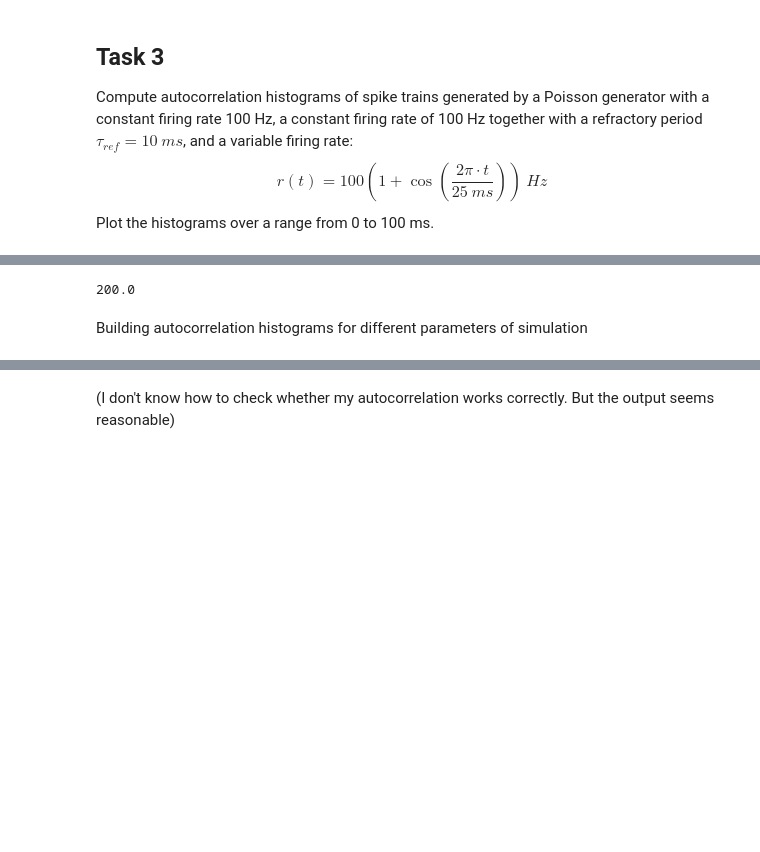
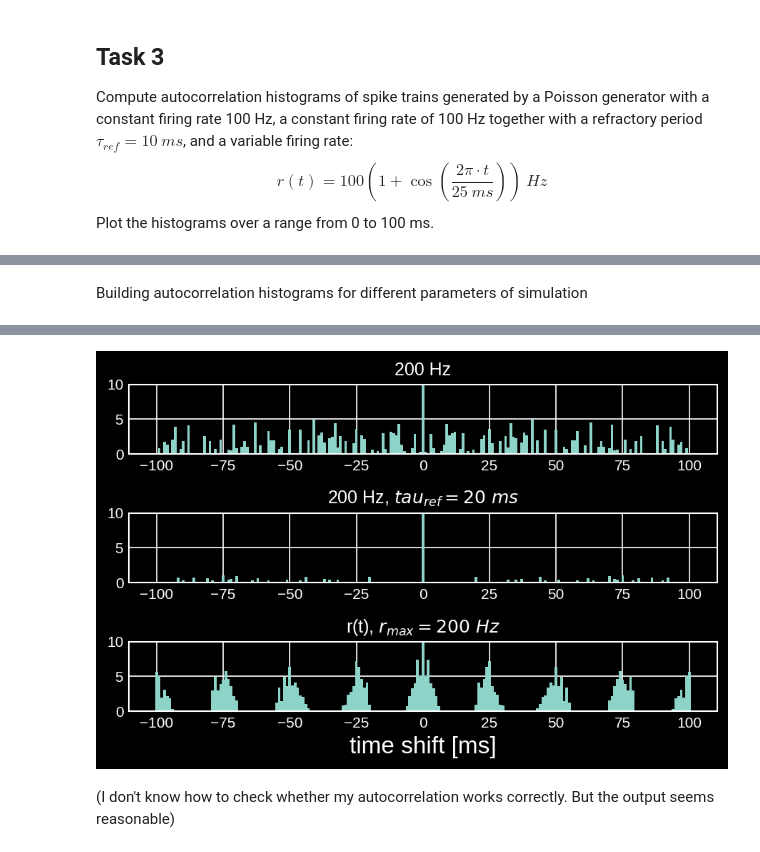
Before and after one commit to platycristate/computational-neuroscience, a Jupyter notebook: chapter1/Neural encoding.ipynb, the cells around one changed output, grey strips where cells are left out. Drawn from its saved outputs; the diff is of its cells as text; code cells hidden in the pictures; blank space fills up the shorter version.

```diff
--- a/chapter1/Neural encoding.ipynb
+++ b/chapter1/Neural encoding.ipynb
@@ -235,7 +225,3 @@ plt.plot(time, rate_f(time))
-# %%
-np.max(rate_func(time))
-# %% [output]
-200.0
 # %%
 spikes1 = HomogeneousPoissonEfficient(200, 10)
 locs1, freqs1 = autocorrelation(spikes1, time_lag=100, dt=1e-3)
@@ -249,7 +235,7 @@ locs3, freqs3 = autocorrelation(spikes3, time_lag=100, dt=1e-3)
 Building autocorrelation histograms for different parameters of simulation
 # %%
 fig, axs = plt.subplots(3, 1)
-fig.dpi=120
+fig.dpi=150
 
 axs[0].bar(locs1, freqs1, width=1, bottom=0)
 axs[0].set_ylim(0,10)
@@ -272,3 +256,4 @@ plt.show()
+[figure, added]
 # %% [markdown]
 (I don't know how to check whether my autocorrelation works correctly. But the output seems reasonable)
 # %% [markdown]
```
Also changed, not shown: parts of 22 cells of this notebook.
